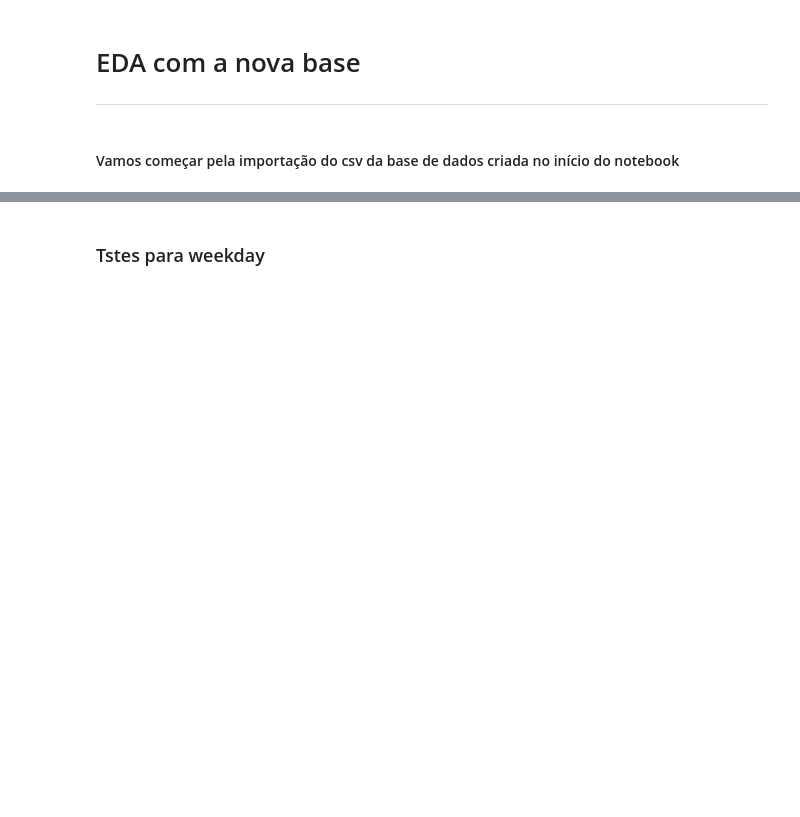
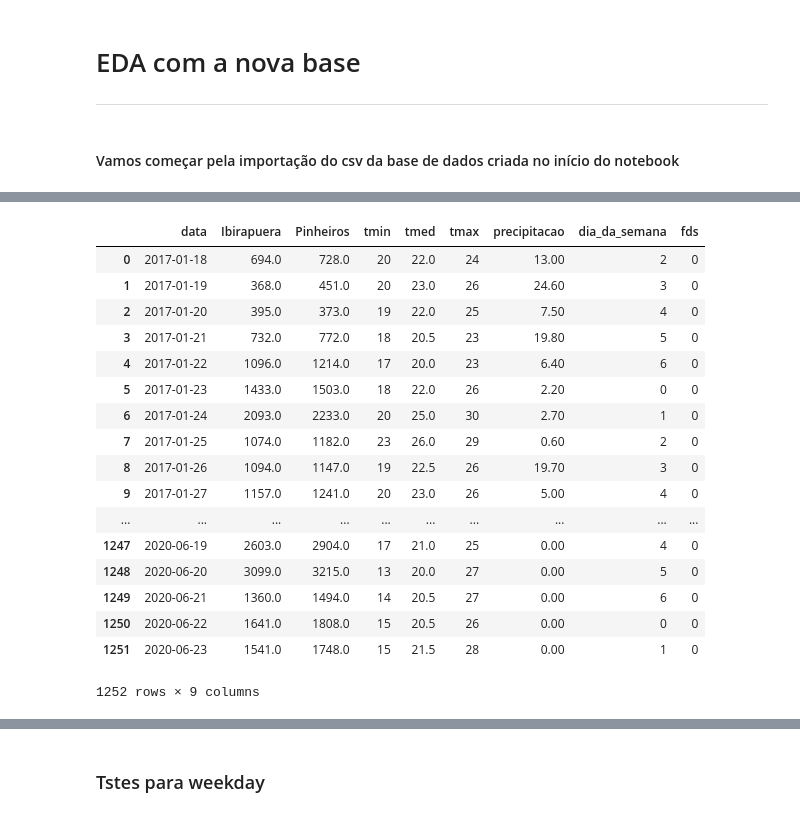
Before and after one commit to matheusmpandrade/data_projects, a Jupyter notebook: bike_data/bike_data_eta.ipynb, the cells around one changed output, grey strips where cells are left out. Drawn from its saved outputs; the diff is of its cells as text; code cells hidden in the pictures; blank space fills up the shorter version.

```diff
--- a/bike_data/bike_data.ipynb
+++ b/bike_data/bike_data_eta.ipynb
@@ -315,0 +318,22 @@ df.head()
+# %%
+df['fds'] = 0
+df
+# %% [output]
+|  | data | Ibirapuera | Pinheiros | tmin | tmed | tmax | precipitacao | dia_da_semana | fds |
+| 0 | 2017-01-18 | 694.0 | 728.0 | 20 | 22.0 | 24 | 13.00 | 2 | 0 |
+| 1 | 2017-01-19 | 368.0 | 451.0 | 20 | 23.0 | 26 | 24.60 | 3 | 0 |
+| 2 | 2017-01-20 | 395.0 | 373.0 | 19 | 22.0 | 25 | 7.50 | 4 | 0 |
+| 3 | 2017-01-21 | 732.0 | 772.0 | 18 | 20.5 | 23 | 19.80 | 5 | 0 |
+| 4 | 2017-01-22 | 1096.0 | 1214.0 | 17 | 20.0 | 23 | 6.40 | 6 | 0 |
+| 5 | 2017-01-23 | 1433.0 | 1503.0 | 18 | 22.0 | 26 | 2.20 | 0 | 0 |
+| 6 | 2017-01-24 | 2093.0 | 2233.0 | 20 | 25.0 | 30 | 2.70 | 1 | 0 |
+| 7 | 2017-01-25 | 1074.0 | 1182.0 | 23 | 26.0 | 29 | 0.60 | 2 | 0 |
+| 8 | 2017-01-26 | 1094.0 | 1147.0 | 19 | 22.5 | 26 | 19.70 | 3 | 0 |
+| 9 | 2017-01-27 | 1157.0 | 1241.0 | 20 | 23.0 | 26 | 5.00 | 4 | 0 |
+| ... | ... | ... | ... | ... | ... | ... | ... | ... | ... |
+| 1247 | 2020-06-19 | 2603.0 | 2904.0 | 17 | 21.0 | 25 | 0.00 | 4 | 0 |
+| 1248 | 2020-06-20 | 3099.0 | 3215.0 | 13 | 20.0 | 27 | 0.00 | 5 | 0 |
+| 1249 | 2020-06-21 | 1360.0 | 1494.0 | 14 | 20.5 | 27 | 0.00 | 6 | 0 |
+| 1250 | 2020-06-22 | 1641.0 | 1808.0 | 15 | 20.5 | 26 | 0.00 | 0 | 0 |
+| 1251 | 2020-06-23 | 1541.0 | 1748.0 | 15 | 21.5 | 28 | 0.00 | 1 | 0 |
+1252 rows × 9 columns
```
Also changed, not shown: parts of 6 cells of this notebook, 16 other files.
